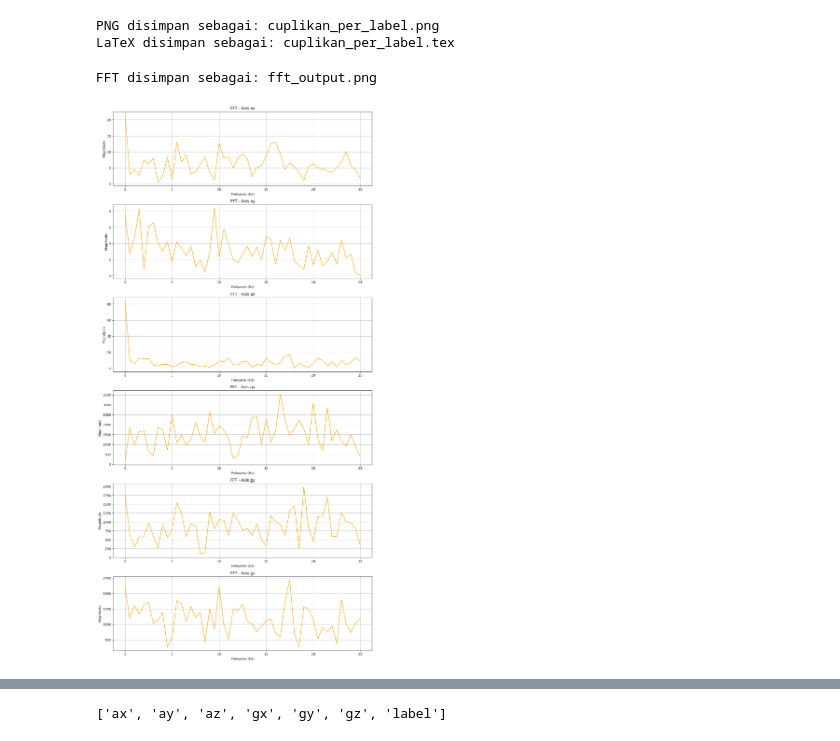
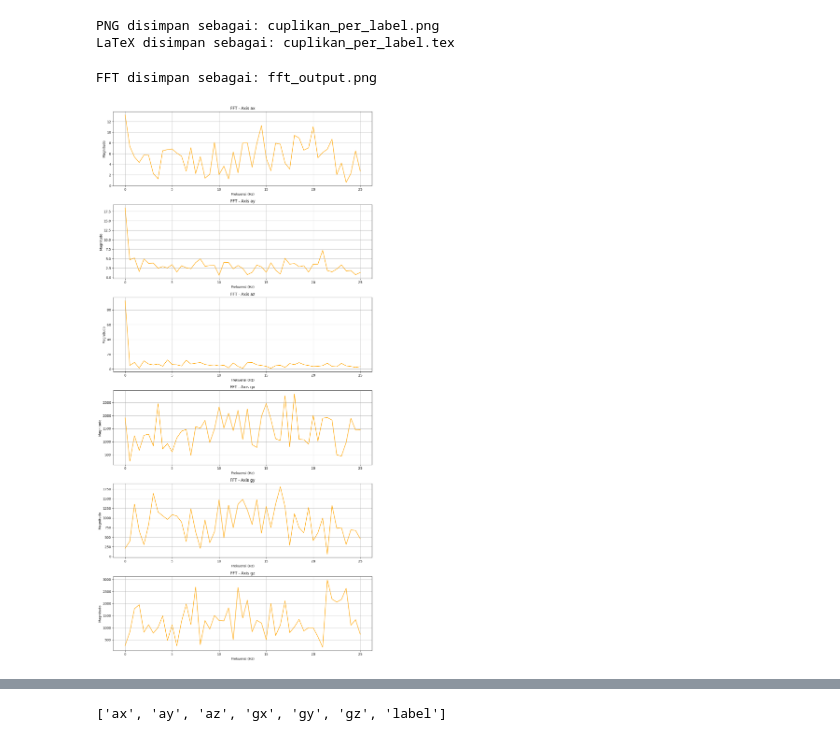
Before and after one commit to verykurniabakti/visenvimu, a Jupyter notebook: imu_data_pso_svm.ipynb, the cells around one changed output, grey strips where cells are left out. Saved outputs shown, nothing was run; the diff lists cells and outputs as text; code cells hidden in the pictures.

```diff
--- a/imu_data_pso_svm.ipynb
+++ b/imu_data_pso_svm.ipynb
@@ -70,7 +70,7 @@ import matplotlib.pyplot as plt
 %matplotlib inline
 
 # Baca file CSV
-df = pd.read_csv("data_imu_oke.csv")
+df = pd.read_csv("expanded_proportional.csv")
 
 # Tampilkan label unik
 print("Label yang ditemukan:", df['label'].unique())
@@ -137,7 +137,7 @@ import pandas as pd
 import matplotlib.pyplot as plt
 %matplotlib inline
 # Load data
-df = pd.read_csv("data_imu_oke.csv")
+df = pd.read_csv("expanded_proportional.csv")
 unique_labels = sorted(df['label'].unique())
 axes_acc = ['ax', 'ay', 'az']
 axes_gyro = ['gx', 'gy', 'gz']
@@ -336,13 +336,13 @@ def plot_fft_single_window(window, fs=50, save_path="fft_output.png"):
 # %%
 #### Mulai Visualkan FFT per sumbu
 import pandas as pd
 %matplotlib inline
-df_raw = pd.read_csv("data_imu_oke.csv")  # Pastikan nama file sesuai dan path-nya benar
+df_raw = pd.read_csv("expanded_proportional.csv")  # Pastikan nama file sesuai dan path-nya benar
 window_label_10 = df_raw[df_raw['label'] == 10].iloc[0:100]
 plot_fft_single_window(window_label_10, fs=50)
 # %% [output]
 FFT disimpan sebagai: fft_output.png
-[figure, old version]
+[figure, new version]
 # %%
 import matplotlib.pyplot as plt
 %matplotlib inline
```
Also changed, not shown: parts of 13 cells of this notebook, 3 other files.
